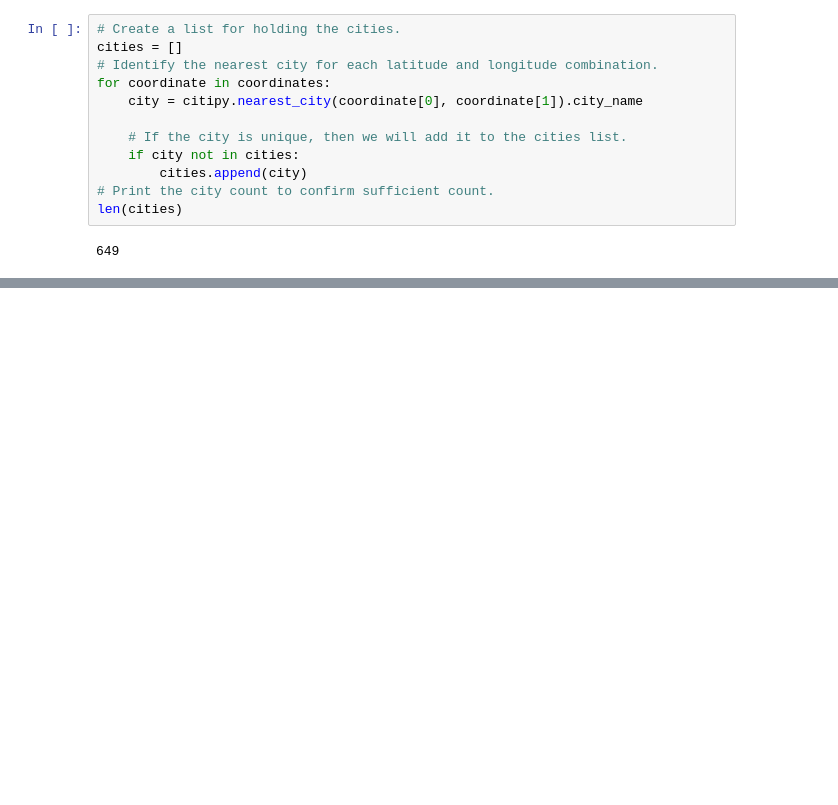
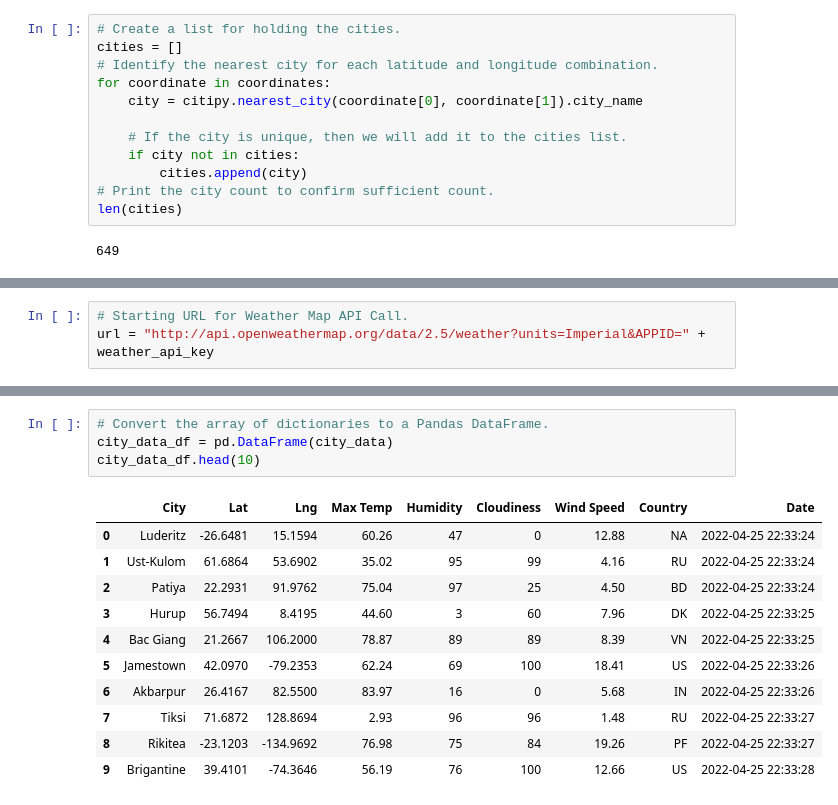
Before and after one commit to BrandonClark65/World_Weather_Analysis, a Jupyter notebook: WeatherPy.ipynb, the cells around one changed output, grey strips where cells are left out. Cells and saved outputs as stored; diff of their text form; blank space fills up the shorter version.

Commit message:
Modifying .gitignore and adding WeatherPy file

```diff
--- a/WeatherPy.ipynb
+++ b/WeatherPy.ipynb
@@ -31,0 +38,3 @@ len(cities)
+# %%
+# Starting URL for Weather Map API Call.
+url = "http://api.openweathermap.org/data/2.5/weather?units=Imperial&APPID=" + weather_api_key
@@ -31,0 +125,16 @@ len(cities)
+# %%
+# Convert the array of dictionaries to a Pandas DataFrame.
+city_data_df = pd.DataFrame(city_data)
+city_data_df.head(10)
+# %% [output]
+|  | City | Lat | Lng | Max Temp | Humidity | Cloudiness | Wind Speed | Country | Date |
+| 0 | Luderitz | -26.6481 | 15.1594 | 60.26 | 47 | 0 | 12.88 | NA | 2022-04-25 22:33:24 |
+| 1 | Ust-Kulom | 61.6864 | 53.6902 | 35.02 | 95 | 99 | 4.16 | RU | 2022-04-25 22:33:24 |
+| 2 | Patiya | 22.2931 | 91.9762 | 75.04 | 97 | 25 | 4.50 | BD | 2022-04-25 22:33:24 |
+| 3 | Hurup | 56.7494 | 8.4195 | 44.60 | 3 | 60 | 7.96 | DK | 2022-04-25 22:33:25 |
+| 4 | Bac Giang | 21.2667 | 106.2000 | 78.87 | 89 | 89 | 8.39 | VN | 2022-04-25 22:33:25 |
+| 5 | Jamestown | 42.0970 | -79.2353 | 62.24 | 69 | 100 | 18.41 | US | 2022-04-25 22:33:26 |
+| 6 | Akbarpur | 26.4167 | 82.5500 | 83.97 | 16 | 0 | 5.68 | IN | 2022-04-25 22:33:26 |
+| 7 | Tiksi | 71.6872 | 128.8694 | 2.93 | 96 | 96 | 1.48 | RU | 2022-04-25 22:33:27 |
+| 8 | Rikitea | -23.1203 | -134.9692 | 76.98 | 75 | 84 | 19.26 | PF | 2022-04-25 22:33:27 |
+| 9 | Brigantine | 39.4101 | -74.3646 | 56.19 | 76 | 100 | 12.66 | US | 2022-04-25 22:33:28 |
```
Also changed, not shown: parts of 5 cells of this notebook, 3 other files.
